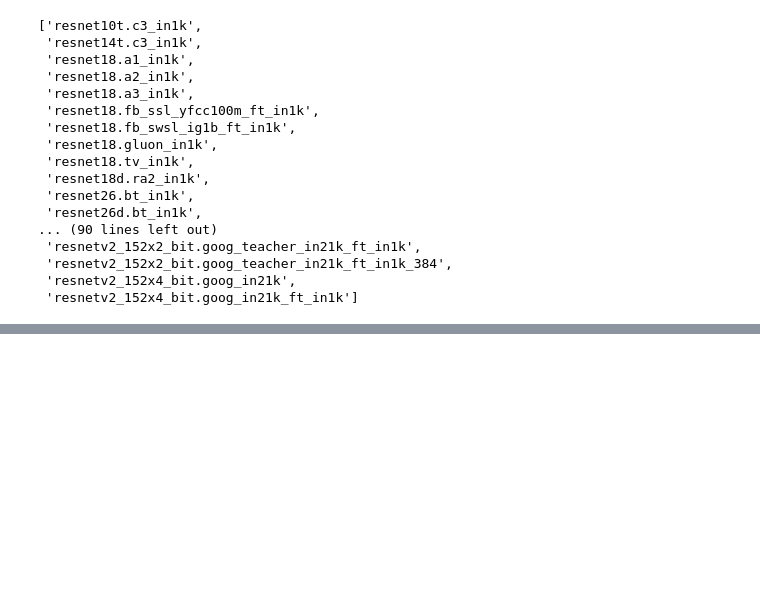
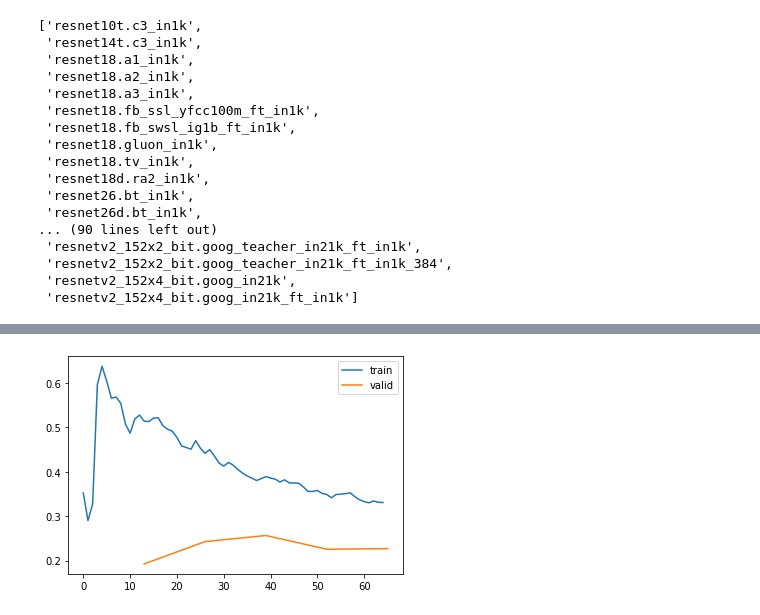
Before and after one commit to jffist/fastai22, a Jupyter notebook: clean/02_2_bears_with_timm.ipynb, the cells around one changed output, grey strips where cells are left out. Saved outputs shown, nothing was run; the diff lists cells and outputs as text; code cells hidden in the pictures; blank space fills up the shorter version.

```diff
--- a/clean/02_2_bears_with_timm.ipynb
+++ b/clean/02_2_bears_with_timm.ipynb
@@ -155,0 +163,4 @@ TypeError: Exception occured in `Recorder` when calling event `after_batch`:
+# %%
+learn2.recorder.plot_loss(skip_start=0, with_valid=True)
+# %% [output]
+[figure, added]
```
Also changed, not shown: parts of 7 cells of this notebook, 1 other file.
